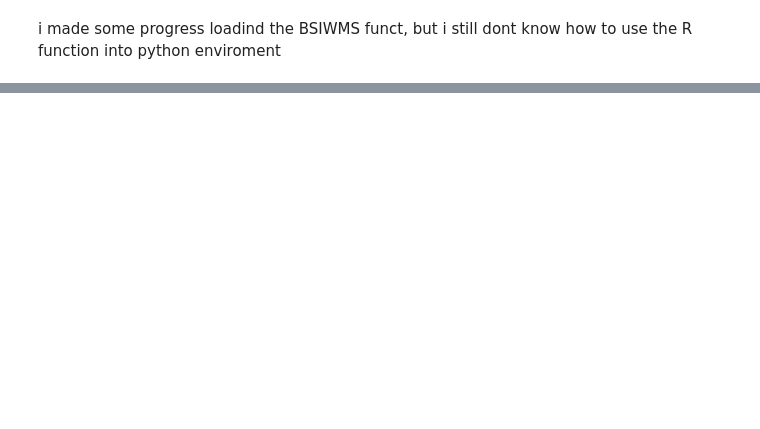
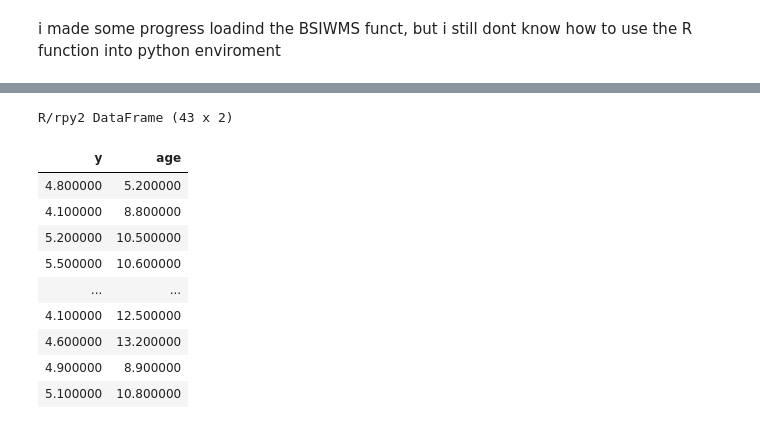
Before and after one commit to EiderDiaz/R_Python_interoperability, a Jupyter notebook: R to python.ipynb, the cells around one changed output, grey strips where cells are left out. Drawn from its saved outputs; the diff is of its cells as text; code cells hidden in the pictures; blank space fills up the shorter version.

```diff
--- a/R to python.ipynb
+++ b/R to python.ipynb
@@ -27,0 +68,24 @@ R object with classes: ('function',) mapped to:
+# %%
+#Populating vectors and dataframe so R understands
+r_y = robjects.FloatVector(df_diab['y'])
+r_age = robjects.FloatVector(df_diab['age'])
+# What happens if we pass the wrong type?
+# How does r_age display?
+# How does r_age print?
+
+diab_r = robjects.DataFrame({"y":r_y, "age":r_age})
+# How does diab_r display?
+# How does diab_r print?
+diab_r
+# %% [output]
+R/rpy2 DataFrame (43 x 2)
+| y | age |
+| 4.800000 | 5.200000 |
+| 4.100000 | 8.800000 |
+| 5.200000 | 10.500000 |
+| 5.500000 | 10.600000 |
+| ... | ... |
+| 4.100000 | 12.500000 |
+| 4.600000 | 13.200000 |
+| 4.900000 | 8.900000 |
+| 5.100000 | 10.800000 |
```
Also changed, not shown: parts of 14 cells of this notebook, 35 other files.
